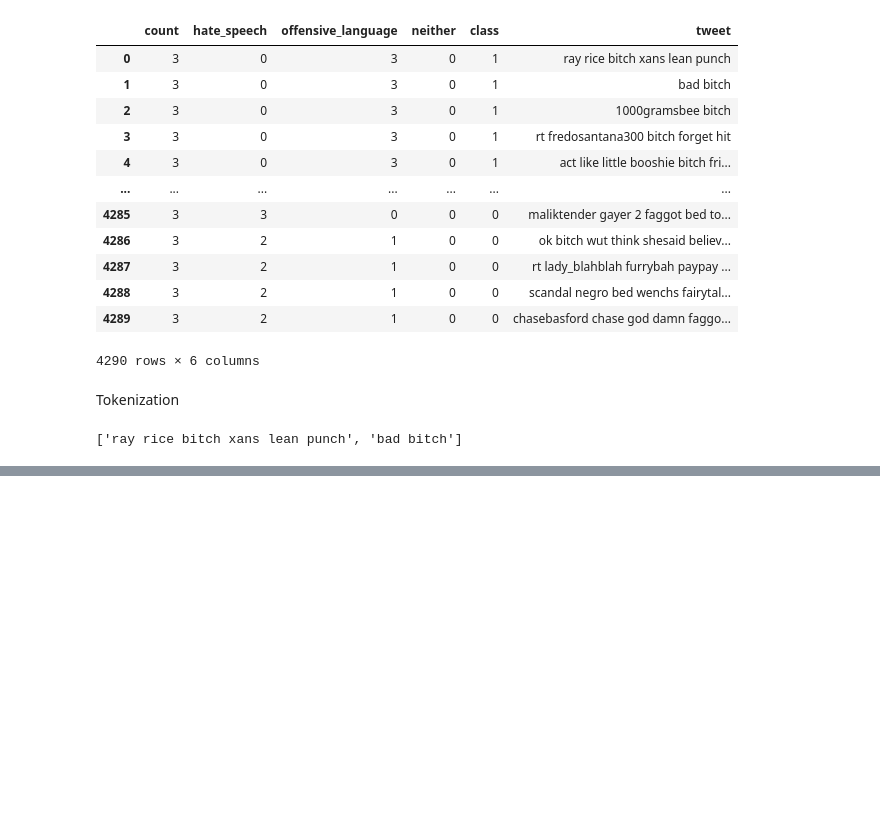
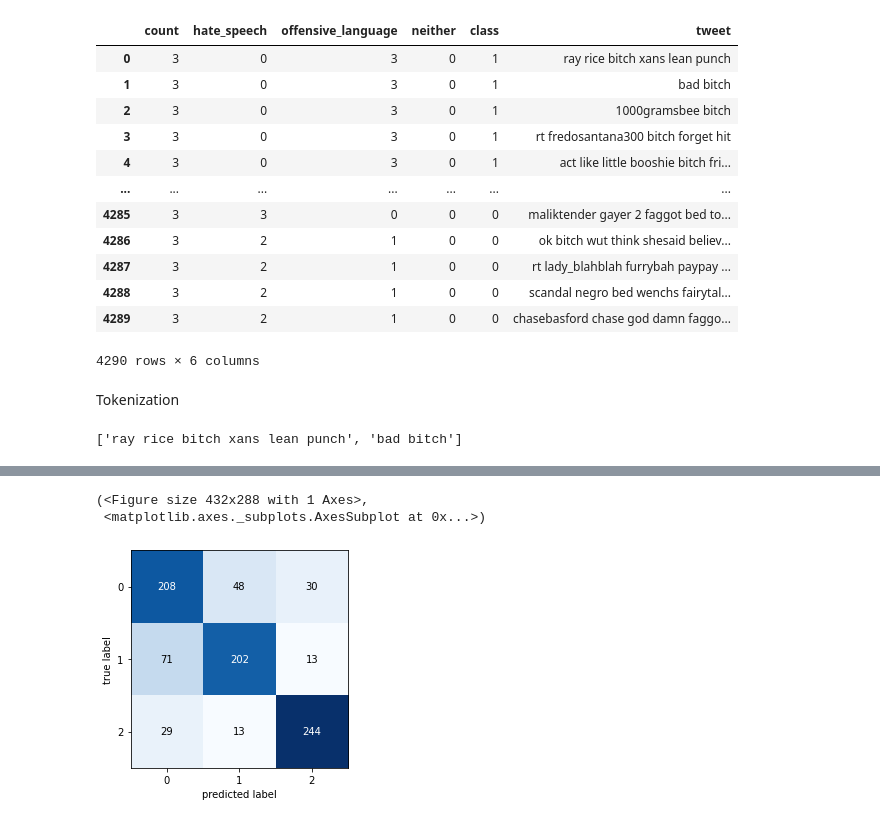
Before and after one commit to beingsantosh/Deep-Learning, a Jupyter notebook: Hate_Speech_Classification.ipynb, the cells around one changed output, grey strips where cells are left out. Saved outputs shown, nothing was run; the diff lists cells and outputs as text; code cells hidden in the pictures; blank space fills up the shorter version.

```diff
--- a/Hate_Speech_Classification.ipynb
+++ b/Hate_Speech_Classification.ipynb
@@ -149,0 +271,2 @@ TypeError: ignored
+# %%
+y_pred = np.argmax(model.predict(X_test),axis=-1)
@@ -149,0 +286,6 @@ TypeError: ignored
+# %%
+plot_confusion_matrix(confusion_matrix(y_test,y_pred))
+# %% [output]
+(<Figure size 432x288 with 1 Axes>,
+ <matplotlib.axes._subplots.AxesSubplot at 0x...>)
+[figure, added]
```
Also changed, not shown: parts of 40 cells of this notebook.
